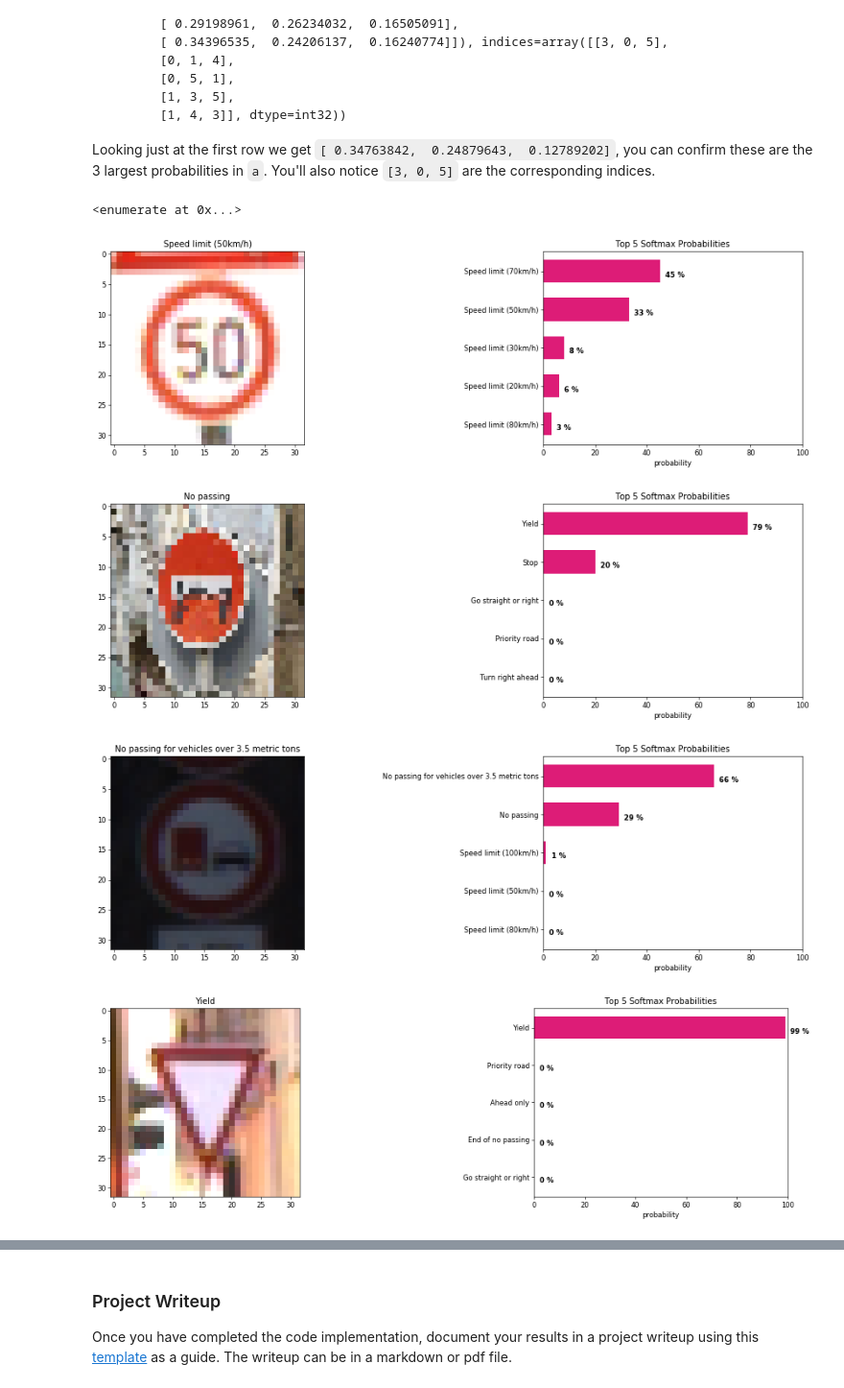
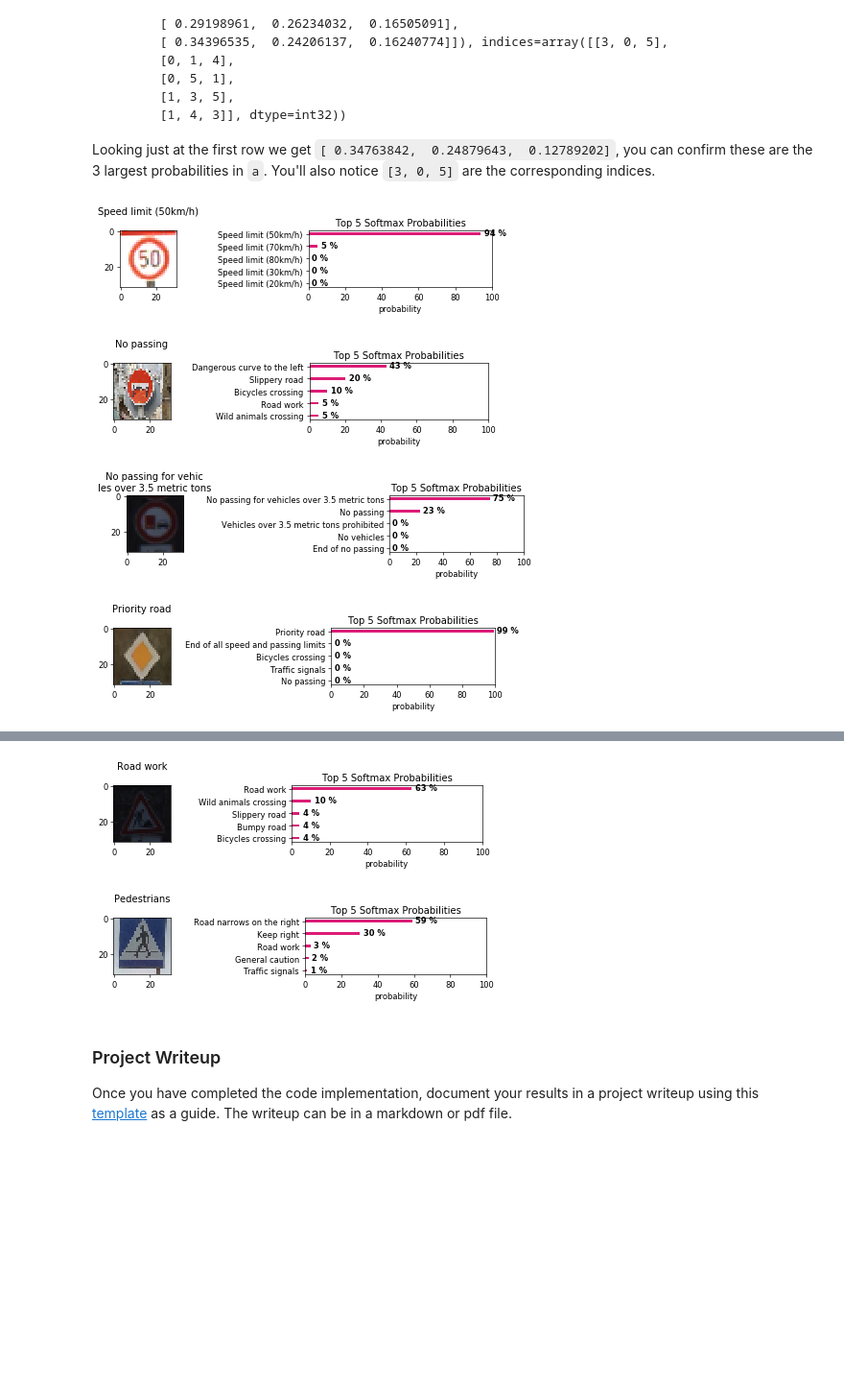
Before and after one commit to cristianku/CarND-Traffic-Sign-Classifier-Project, a Jupyter notebook: Traffic_Sign_Classifier.ipynb, the cells around one changed output, grey strips where cells are left out. Shown at 96% size. Drawn from its saved outputs; the diff is of its cells as text; code cells hidden in the pictures; blank space fills up the shorter version.

````diff
--- a/Traffic_Sign_Classifier.ipynb
+++ b/Traffic_Sign_Classifier.ipynb
@@ -201,6 +240,7 @@ def LeNet(x):
 
     # SOLUTION: Activation.
     fc1    = tf.nn.relu(fc1)
+    fc1 = tf.nn.dropout(fc1, keep_prob)
 
     # SOLUTION: Layer 4: Fully Connected. Input = 120. Output = 84.
     fc2_W  = tf.Variable(tf.truncated_normal(shape=(120, 84), mean = mu, stddev = sigma),name="fc2_W")
@@ -209,6 +249,8 @@ def LeNet(x):
 
     # SOLUTION: Activation.
     fc2    = tf.nn.relu(fc2)
+    fc2 = tf.nn.dropout(fc2, keep_prob)
+
 
     # SOLUTION: Layer 5: Fully Connected. Input = 84. Output = 43.
     fc3_W  = tf.Variable(tf.truncated_normal(shape=(84, 43), mean = mu, stddev = sigma),name="fc3_W")
@@ -242,9 +286,10 @@ def evaluate(X_data, y_data):
     sess = tf.get_default_session()
     for offset in range(0, num_examples, BATCH_SIZE):
         batch_x, batch_y = X_data[offset:offset+BATCH_SIZE], y_data[offset:offset+BATCH_SIZE]
-        accuracy = sess.run(accuracy_operation, feed_dict={x: batch_x, y: batch_y})
+        loss, accuracy  = sess.run([loss_operation,accuracy_operation], feed_dict={x: batch_x, y: batch_y,keep_prob:dropout})
         total_accuracy += (accuracy * len(batch_x))
-    return total_accuracy / num_examples
+        total_loss += (loss * len(batch_x))
+    return total_loss / num_examples, total_accuracy / num_examples
 # %% [markdown]
 ### Train, Validate and Test the Model
 # %% [markdown]
@@ -360,12 +459,13 @@ softmax_argmax = tf.argmax(softmax,1)
 total_images = 0
 correct_prediction_nr =0
 
+plt.figure(figsize=(15, 20),dpi=80)
 with tf.Session() as sess:
     sess.run(tf.global_variables_initializer())
     saver.restore(sess, './lenet')
-
     for image, label in zip(new_images,new_images_labels) :
       total_images +=1
+      plt.subplot(10, 2, total_images)
 
       label = int(label)
       feed_dict = {x: [image],y : [label]}
@@ -378,11 +478,22 @@ with tf.Session() as sess:
       else:
         correct_prediction = False
 
-      plt.figure(figsize=(1,1),dpi=100)
+      plt.axis('off')
       plt.title("Prediction = {} \n Should be = {} \n Correct ? : {} ".format(signnames[prediction][1], \
                                                                           signnames[label][1],\
                                                                           correct_prediction)
                ,loc='left'
                )
       plt.imshow(image)
+
+left  = 0.125  # the left side of the subplots of the figure
+right = 0.9    # the right side of the subplots of the figure
+bottom = 0.1   # the bottom of the subplots of the figure
+top = 0.9      # the top of the subplots of the figure
+wspace = 0.2   # the amount of width reserved for blank space between subplots
+hspace = 2.2   # the amount of height reserved for white space between subplots
+
+plt.subplots_adjust(left=left, bottom=bottom, right=right, top=top, wspace=wspace, hspace=hspace)
+plt.suptitle('Predict the Sign Type for Each Image')
+plt.show()
 # %% [output]
@@ -444,10 +547,6 @@ TopKV2(values=array([[ 0.34763842,  0.24879643,  0.12789202],
 ```
 
 Looking just at the first row we get `[ 0.34763842,  0.24879643,  0.12789202]`, you can confirm these are the 3 largest probabilities in `a`. You'll also notice `[3, 0, 5]` are the corresponding indices.
-# %%
-enumerate([1,2])
-# %% [output]
-<enumerate at 0x...>
 # %%
 ### Print out the top five softmax probabilities for the predictions on the German traffic sign images found on the web.
 ### Feel free to use as many code cells as needed.
@@ -476,41 +575,43 @@ with tf.Session() as sess:
       indices = indices.squeeze()
       topcat =   signnames[indices]
       topcat = (topcat[:,1])
 
       plt.rcdefaults()
       left  = 0.125  # the left side of the subplots of the figure
       right = 0.9    # the right side of the subplots of the figure
       bottom = 0.1   # the bottom of the subplots of the figure
       top = 0.9      # the top of the subplots of the figure
       wspace = 0.8   # the amount of width reserved for blank space between subplots
       hspace = 0.2   # the amount of height reserved for white space between subplots
 
-      fig = plt.figure(figsize=(8, 6), dpi=60)
-      fig.set_size_inches(18.5, 10.5)
-      ax_im = fig.add_subplot(221)
+      fig = plt.figure(figsize=(8, 16), dpi=60)
+      #fig.set_size_inches(18.5, 10.5)
+      ax_im = fig.add_subplot(10,2,1)
       ax_im.imshow(image)
-      ax_im.set_title(signnames[label][1])
+      label = signnames[label][1]
 
-      ax = fig.add_subplot(222)
+      ax_im.set_title(label[0:20] + '\n' + label[20:])
+
+      ax = fig.add_subplot(10,2,2)
         # Example data
       y_pos = np.arange(len(topcat))
       ax.barh(y_pos, probability, align='center',
-                color='#dd1c77',  height  = 0.6)
+                color='#dd1c77',  height  = 0.2)
       for i, v in enumerate(probability):
         ax.text(v + 2, i + .15, str(v)+ ' %', color='black', fontweight='bold')
 
       ax.set_yticks(y_pos)
       ax.set_yticklabels(topcat)
       ax.invert_yaxis()  # labels read top-to-bottom
       ax.set_xlabel('probability')
       ax.set_xlim(0,100)
       ax.set_title('Top 5 Softmax Probabilities')
 
       fig.tight_layout()
-      plt.subplots_adjust(left=left, bottom=bottom, right=right, top=top, wspace=wspace, hspace=hspace)
+      #plt.subplots_adjust(left=left, bottom=bottom, right=right, top=top, wspace=wspace, hspace=hspace)
 plt.show()
 # %% [output]
-[figure, old version]
+[figure, new version]
-[figure, old version]
+[figure, new version]
-[figure, old version]
+[figure, new version]
-[figure, old version]
+[figure, new version]
@@ -522,3 +623,5 @@ plt.show()
+[figure, added]
+[figure, added]
 # %% [markdown]
 ### Project Writeup
 
````
Also changed, not shown: parts of 17 cells of this notebook, 6 other files.
